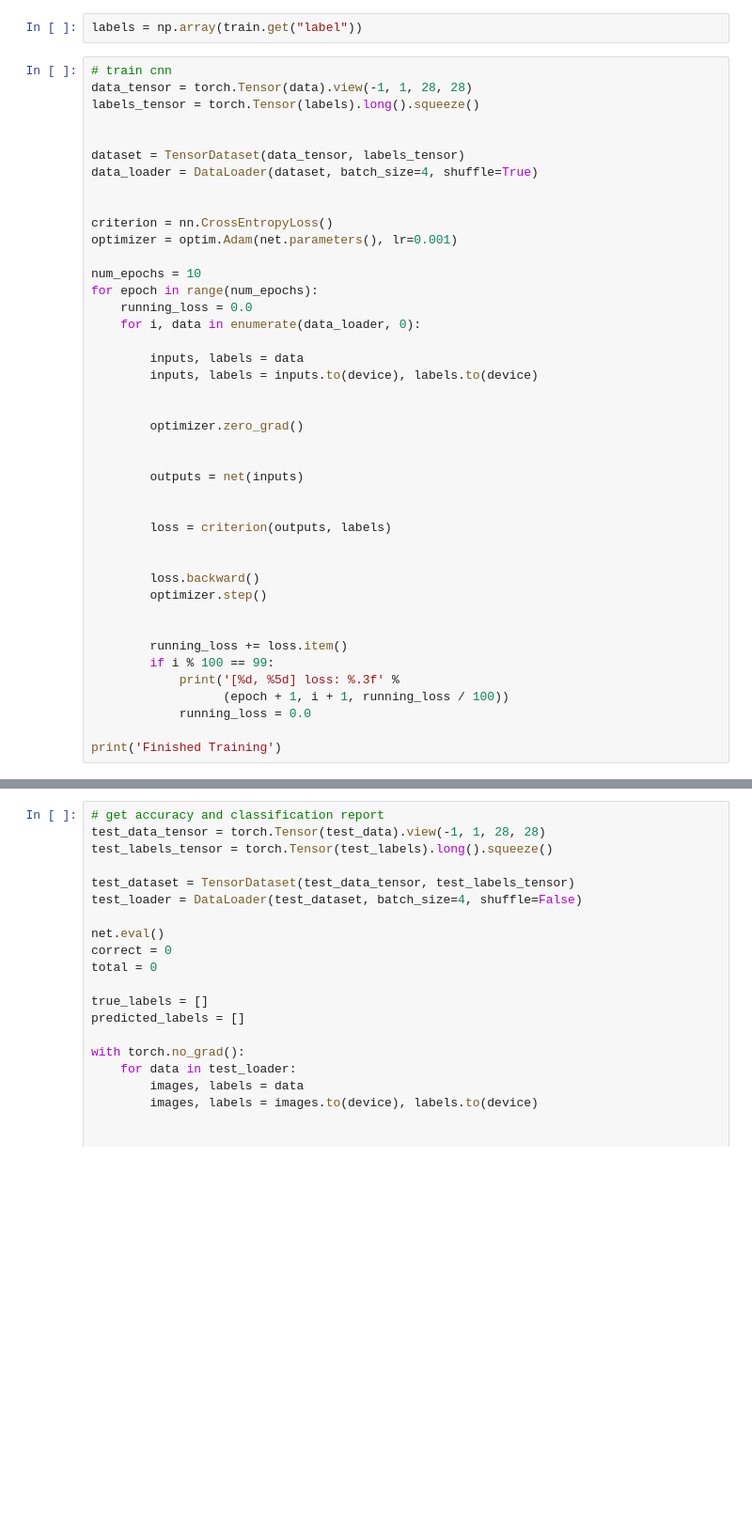
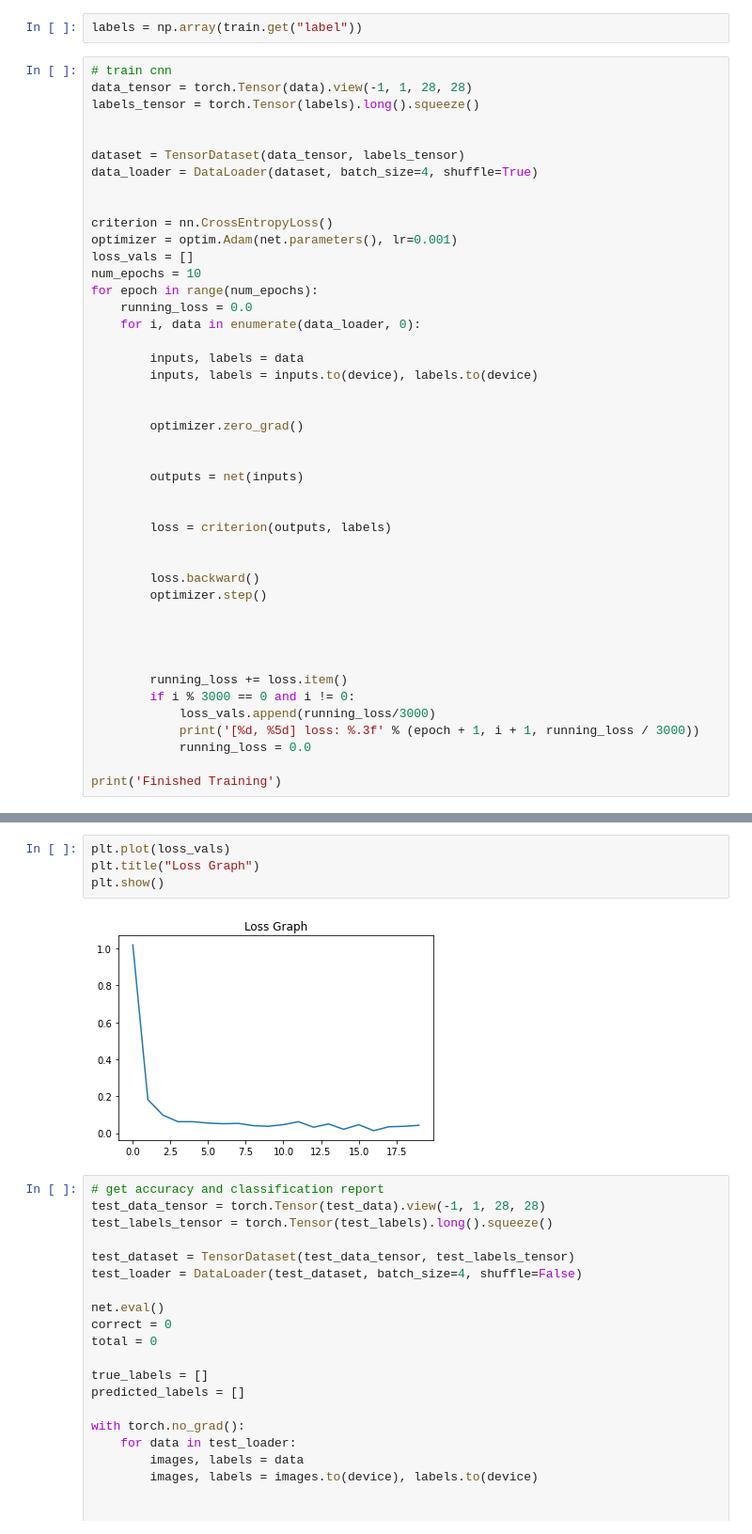
Before and after one commit to albracher/COGS-118B-Final-Project-Template-, a Jupyter notebook: ResultsDiscussion.ipynb, the cells around one changed output, grey strips where cells are left out. Shown at 94% size. Cells and saved outputs as stored; diff of their text form; blank space fills up the shorter version.

```diff
--- a/ResultsDiscussion.ipynb
+++ b/ResultsDiscussion.ipynb
@@ -273,7 +273,7 @@ data_loader = DataLoader(dataset, batch_size=4, shuffle=True)
 
 criterion = nn.CrossEntropyLoss()
 optimizer = optim.Adam(net.parameters(), lr=0.001)
-
+loss_vals = []
 num_epochs = 10
 for epoch in range(num_epochs):
     running_loss = 0.0
@@ -296,10 +296,12 @@ for epoch in range(num_epochs):
         optimizer.step()
 
 
+
+
         running_loss += loss.item()
-        if i % 100 == 99:
-            print('[%d, %5d] loss: %.3f' %
-                  (epoch + 1, i + 1, running_loss / 100))
+        if i % 3000 == 0 and i != 0:
+            loss_vals.append(running_loss/3000)
+            print('[%d, %5d] loss: %.3f' % (epoch + 1, i + 1, running_loss / 3000))
             running_loss = 0.0
 
 print('Finished Training')
@@ -323,4 +325,10 @@ print('Finished Training')
 Finished Training
+# %%
+plt.plot(loss_vals)
+plt.title("Loss Graph")
+plt.show()
+# %% [output]
+[figure, added]
 # %%
 # get accuracy and classification report
 test_data_tensor = torch.Tensor(test_data).view(-1, 1, 28, 28)
```
Also changed, not shown: parts of 2 cells of this notebook.
